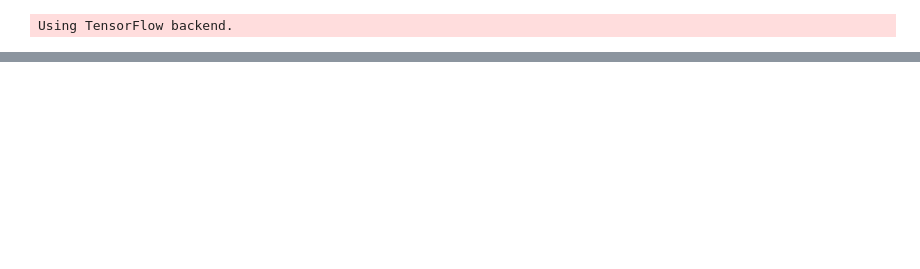
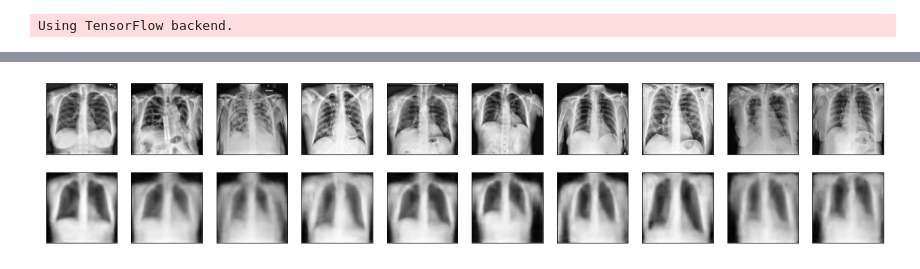
Before and after one commit to dg1an3/zebrastack, a Jupyter notebook: anat0mixer/rsna_vae.ipynb, the cells around one changed output, grey strips where cells are left out. Cells and saved outputs as stored; diff of their text form; code cells hidden in the pictures; blank space fills up the shorter version.

```diff
--- a/anat0mixer/rsna_vae.ipynb
+++ b/anat0mixer/rsna_vae.ipynb
@@ -85,10 +94,20 @@ def sampling(args):
 Using TensorFlow backend.
 # %%
 def build_autoencoder(sz, optimizer, loss):
+    from keras.layers import Dense, Input, SpatialDropout2D
+    from keras.layers import Conv2D, Flatten, Lambda
+    from keras.layers import LocallyConnected2D, ZeroPadding2D
+    from keras.layers import MaxPooling2D, UpSampling2D
+    from keras.layers import Reshape, Conv2DTranspose
+    from keras.layers import ActivityRegularization
+    from keras.models import Model
+    from keras.datasets import mnist
+    from keras.losses import mse, binary_crossentropy
+    from keras.utils import plot_model
 
     # create encoder side
     input_img = Input(shape=(sz,sz,1))
-    x = Conv2D(16, (3,3), activation='relu', padding='same')(input_img)
+    x = Conv2D(16, (5,5), activation='relu', padding='same')(input_img)
     x = MaxPooling2D((2,2), padding='same')(x)
     x = SpatialDropout2D(0.1)(x)
     x = Conv2D(16, (3,3), activation='relu', padding='same')(input_img)
@@ -109,7 +128,7 @@ def build_autoencoder(sz, optimizer, loss):
     print(shape)
 
     # generate latent vector Q(z|X)
-    latent_dim = 24
+    latent_dim = 18
     x = Flatten()(encoded_layer)
     x = Dense(latent_dim, activation='relu')(x)
     z_mean = Dense(latent_dim, name='z_mean')(x)
@@ -144,7 +163,7 @@ def build_autoencoder(sz, optimizer, loss):
     x = UpSampling2D((2,2))(x)
     x = Conv2DTranspose(16, (3,3), activation='relu', padding='same')(x)
     #x = UpSampling2D((2,2))(x)
-    decoded_layer = Conv2D(1, (3,3), activation='sigmoid', padding='same')(x)
+    decoded_layer = Conv2D(1, (5,5), activation='sigmoid', padding='same')(x)
     decoder = Model(latent_inputs, decoded_layer)
     decoder.summary()
     # plot_model(decoder, to_file='data\dicom_decoder.png', show_shapes=True)
@@ -213,5 +232,5 @@ KeyboardInterrupt:
 # %%
-encode_only_imgs = encode_only.predict(x_test[:10])
+encode_only_imgs = encode_only.predict(x_test[50:60])
 for n in range(10):
     print("shape of encoded = ", encode_only_imgs[2].shape)
     hist, bins = np.histogram(encode_only_imgs[2])
@@ -220,3 +257,5 @@ for n in range(10):
 # %%
 decoded_imgs = decode_only.predict(encode_only_imgs[2])
-show_original_decoded(x_test, decoded_imgs, sz)
+show_original_decoded(x_test[50:60], decoded_imgs, sz)
+# %% [output]
+[figure, added]
```
Also changed, not shown: parts of 10 cells of this notebook.
